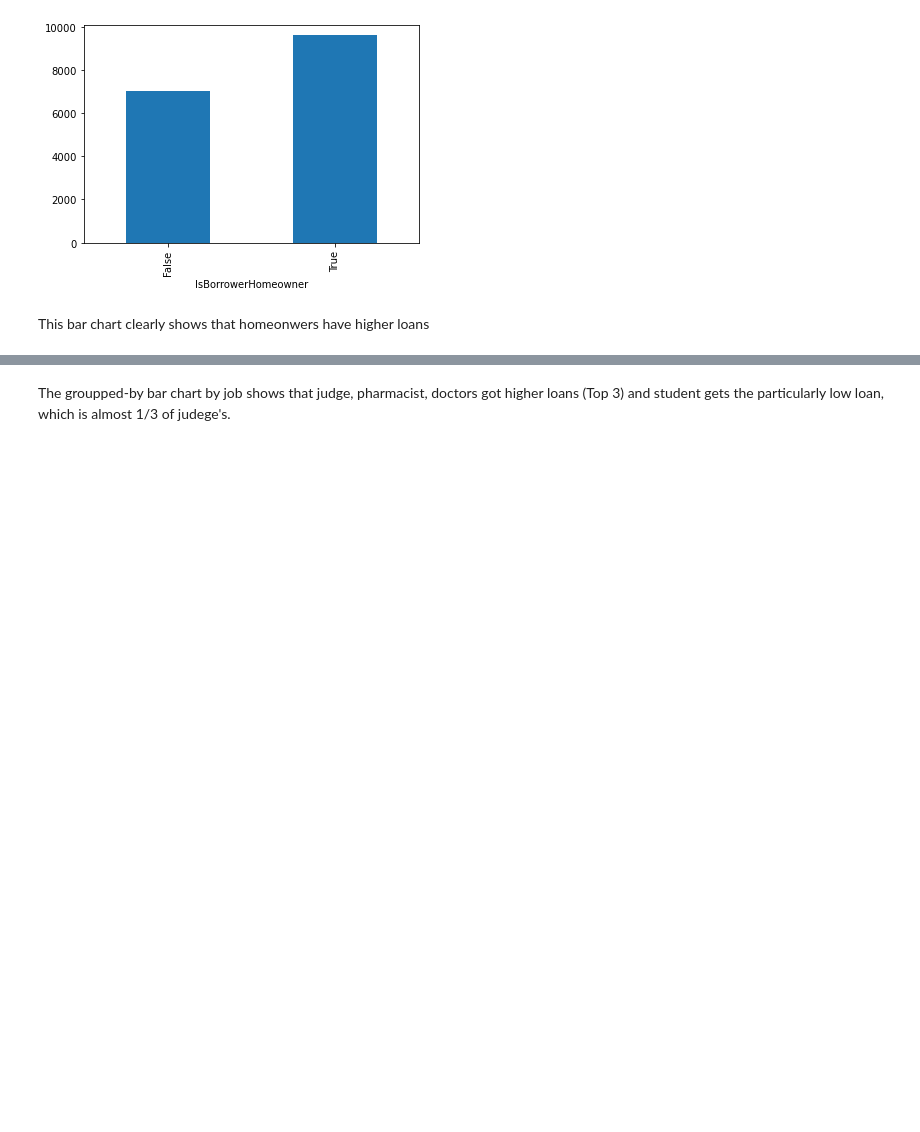
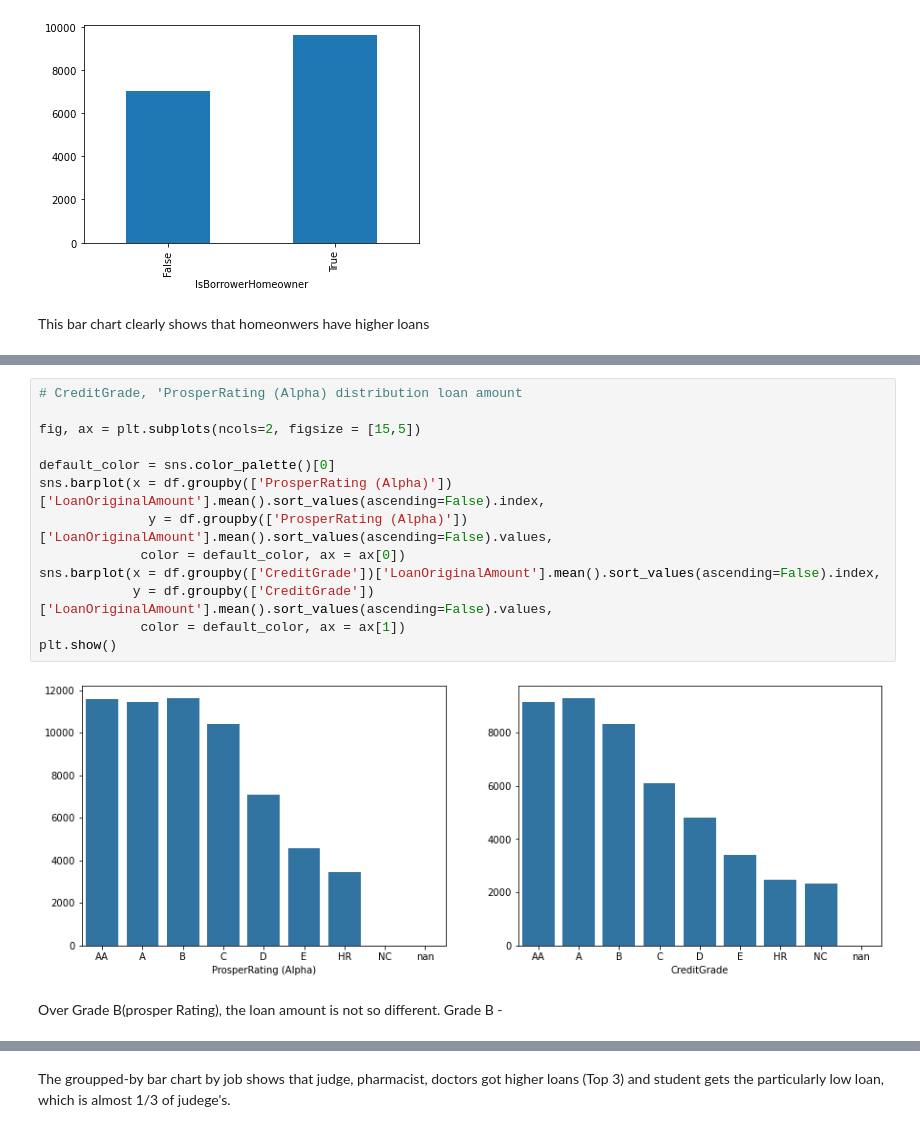
Before and after one commit to decemberkms/Loan-Data-Exploration, a Jupyter notebook: exploration_template.ipynb, the cells around one changed output, grey strips where cells are left out. Drawn from its saved outputs; the diff is of its cells as text; blank space fills up the shorter version.

```diff
--- a/exploration_template.ipynb
+++ b/exploration_template.ipynb
@@ -284 +285,18 @@ The bar chart shows an interesting fact. Over  \\$50,000 the higher the income,
+# %%
+# CreditGrade, 'ProsperRating (Alpha) distribution loan amount
+
+fig, ax = plt.subplots(ncols=2, figsize = [15,5])
+
+default_color = sns.color_palette()[0]
+sns.barplot(x = df.groupby(['ProsperRating (Alpha)'])['LoanOriginalAmount'].mean().sort_values(ascending=False).index,
+              y = df.groupby(['ProsperRating (Alpha)'])['LoanOriginalAmount'].mean().sort_values(ascending=False).values,
+             color = default_color, ax = ax[0])
+sns.barplot(x = df.groupby(['CreditGrade'])['LoanOriginalAmount'].mean().sort_values(ascending=False).index,
+            y = df.groupby(['CreditGrade'])['LoanOriginalAmount'].mean().sort_values(ascending=False).values,
+             color = default_color, ax = ax[1])
+plt.show()
+# %% [output]
+[figure, added]
+# %% [markdown]
+Over Grade B(prosper Rating), the loan amount is not so different. Grade B -
 # %%
```
Also changed, not shown: parts of 17 cells of this notebook.
